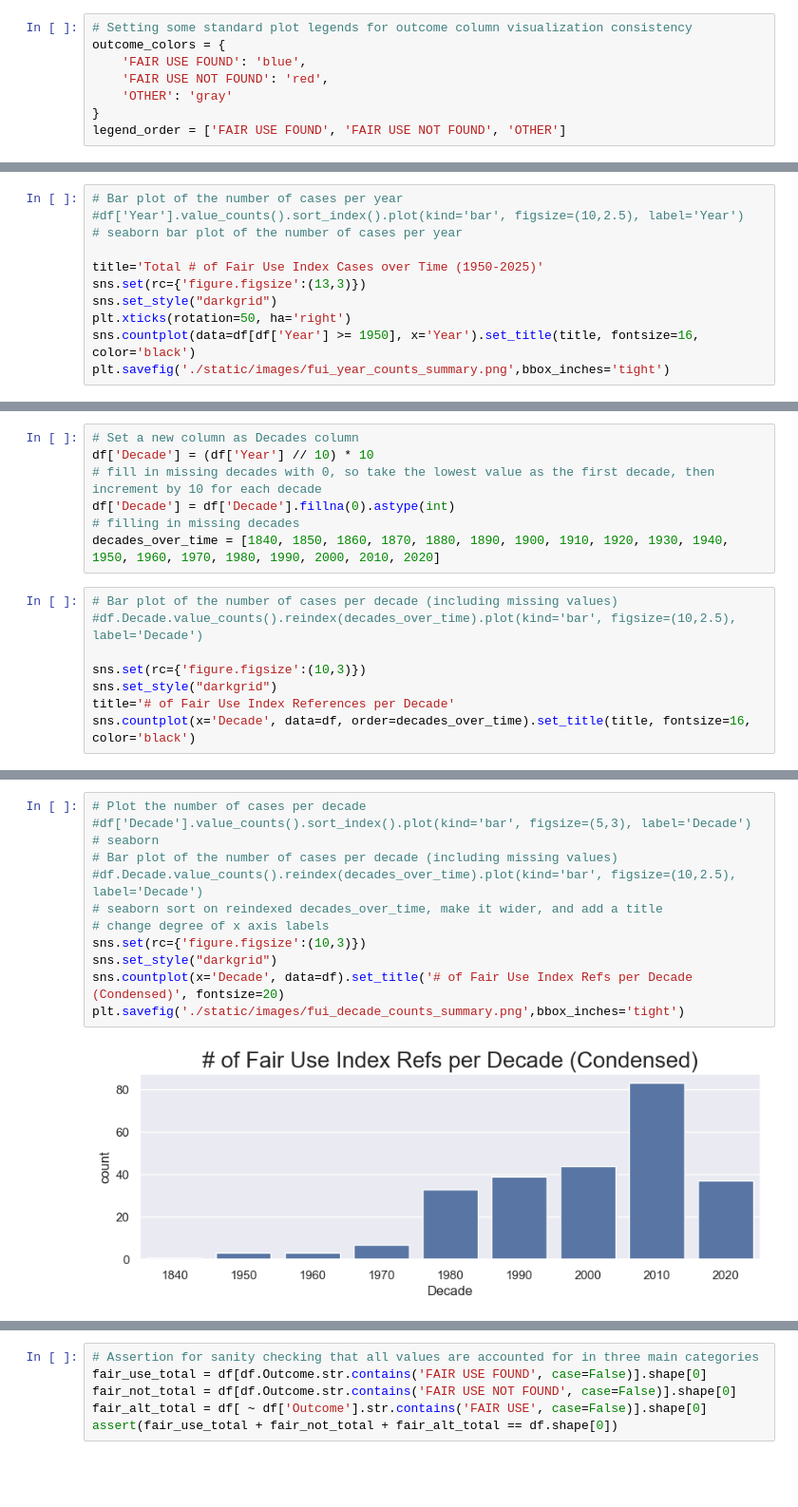
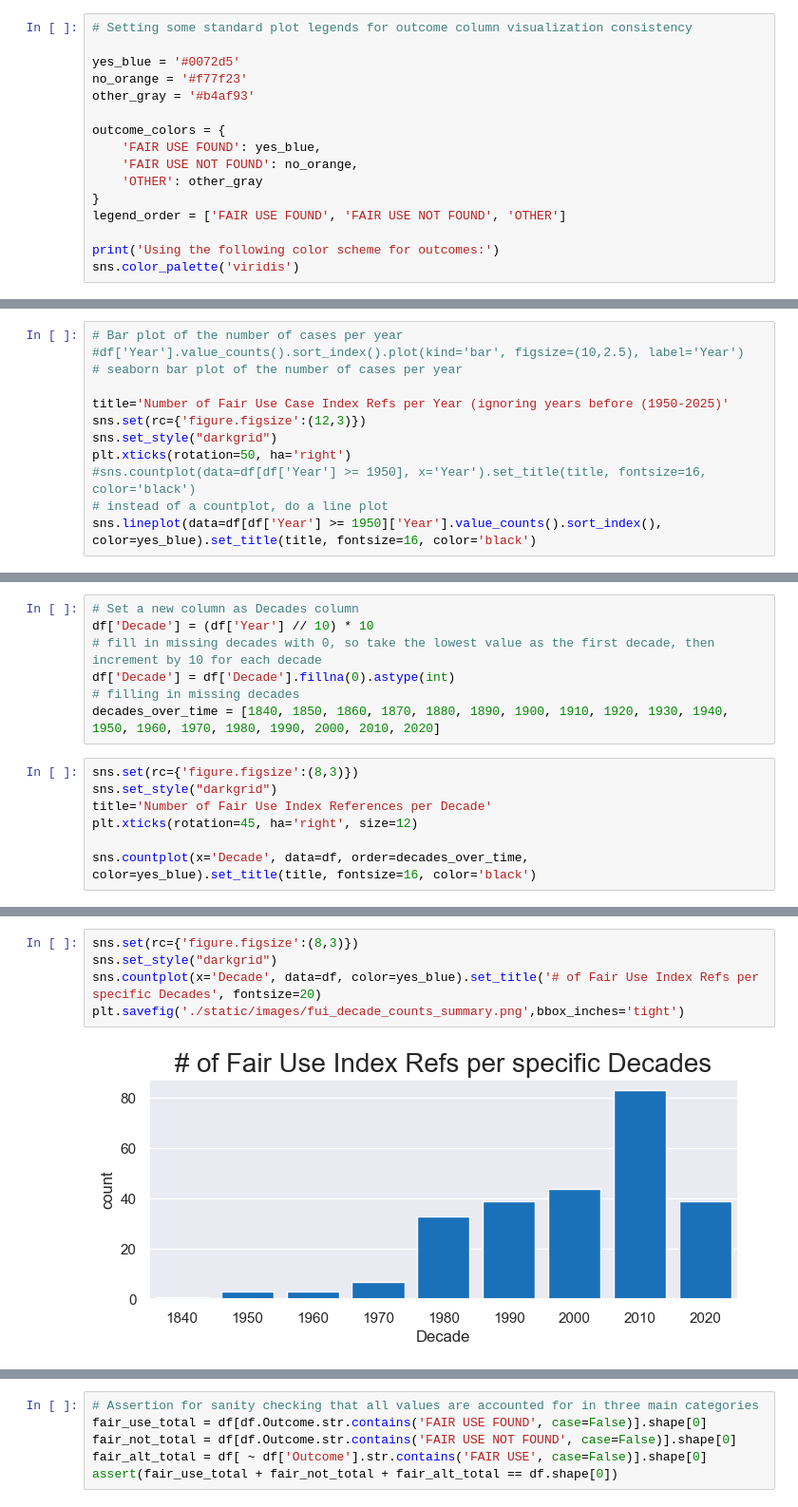
Before and after one commit to atnjqt/fair-use-index, a Jupyter notebook: analysis.ipynb, the cells around one changed output, grey strips where cells are left out. Shown at 95% size. Saved outputs shown, nothing was run; the diff lists cells and outputs as text; blank space fills up the shorter version.

Commit message:
code: updating for new FUI references

```diff
--- a/analysis.ipynb
+++ b/analysis.ipynb
@@ -28,9 +29,17 @@ assert(df[df.Categories.isna()].shape == (0, df.columns.size))
 assert(df[df.Outcome.isna()].shape == (0, df.columns.size))
 # %%
 # Setting some standard plot legends for outcome column visualization consistency
+
+yes_blue = '#0072d5'
+no_orange = '#f77f23'
+other_gray = '#b4af93'
+
 outcome_colors = {
-    'FAIR USE FOUND': 'blue',
-    'FAIR USE NOT FOUND': 'red',
-    'OTHER': 'gray'
+    'FAIR USE FOUND': yes_blue,
+    'FAIR USE NOT FOUND': no_orange,
+    'OTHER': other_gray
 }
 legend_order = ['FAIR USE FOUND', 'FAIR USE NOT FOUND', 'OTHER']
+
+print('Using the following color scheme for outcomes:')
+sns.color_palette('viridis')
@@ -71,10 +95,11 @@ df['Year'] = df['Year'].astype(int)
 #df['Year'].value_counts().sort_index().plot(kind='bar', figsize=(10,2.5), label='Year')
 # seaborn bar plot of the number of cases per year
 
-title='Total # of Fair Use Index Cases over Time (1950-2025)'
-sns.set(rc={'figure.figsize':(13,3)})
+title='Number of Fair Use Case Index Refs per Year (ignoring years before (1950-2025)'
+sns.set(rc={'figure.figsize':(12,3)})
 sns.set_style("darkgrid")
 plt.xticks(rotation=50, ha='right')
-sns.countplot(data=df[df['Year'] >= 1950], x='Year').set_title(title, fontsize=16, color='black')
-plt.savefig('./static/images/fui_year_counts_summary.png',bbox_inches='tight')
+#sns.countplot(data=df[df['Year'] >= 1950], x='Year').set_title(title, fontsize=16, color='black')
+# instead of a countplot, do a line plot
+sns.lineplot(data=df[df['Year'] >= 1950]['Year'].value_counts().sort_index(), color=yes_blue).set_title(title, fontsize=16, color='black')
 # %% [output]
@@ -104,11 +117,10 @@ df['Decade'] = df['Decade'].fillna(0).astype(int)
 # filling in missing decades
 decades_over_time = [1840, 1850, 1860, 1870, 1880, 1890, 1900, 1910, 1920, 1930, 1940, 1950, 1960, 1970, 1980, 1990, 2000, 2010, 2020]
 # %%
-# Bar plot of the number of cases per decade (including missing values)
-#df.Decade.value_counts().reindex(decades_over_time).plot(kind='bar', figsize=(10,2.5), label='Decade')
+sns.set(rc={'figure.figsize':(8,3)})
+sns.set_style("darkgrid")
+title='Number of Fair Use Index References per Decade'
+plt.xticks(rotation=45, ha='right', size=12)
 
-sns.set(rc={'figure.figsize':(10,3)})
-sns.set_style("darkgrid")
-title='# of Fair Use Index References per Decade'
-sns.countplot(x='Decade', data=df, order=decades_over_time).set_title(title, fontsize=16, color='black')
+sns.countplot(x='Decade', data=df, order=decades_over_time,  color=yes_blue).set_title(title, fontsize=16, color='black')
 # %% [output]
@@ -117,15 +129,8 @@ Text(0.5, 1.0, '# of Fair Use Index References per Decade')
 # %%
-# Plot the number of cases per decade
-#df['Decade'].value_counts().sort_index().plot(kind='bar', figsize=(5,3), label='Decade')
-# seaborn
-# Bar plot of the number of cases per decade (including missing values)
-#df.Decade.value_counts().reindex(decades_over_time).plot(kind='bar', figsize=(10,2.5), label='Decade')
-# seaborn sort on reindexed decades_over_time, make it wider, and add a title
-# change degree of x axis labels
-sns.set(rc={'figure.figsize':(10,3)})
+sns.set(rc={'figure.figsize':(8,3)})
 sns.set_style("darkgrid")
-sns.countplot(x='Decade', data=df).set_title('# of Fair Use Index Refs per Decade (Condensed)', fontsize=20)
+sns.countplot(x='Decade', data=df, color=yes_blue).set_title('# of Fair Use Index Refs per specific Decades', fontsize=20)
 plt.savefig('./static/images/fui_decade_counts_summary.png',bbox_inches='tight')
 # %% [output]
-[figure, old version]
+[figure, new version]
 # %% [markdown]
```
Also changed, not shown: parts of 29 cells of this notebook, 1 other file.
